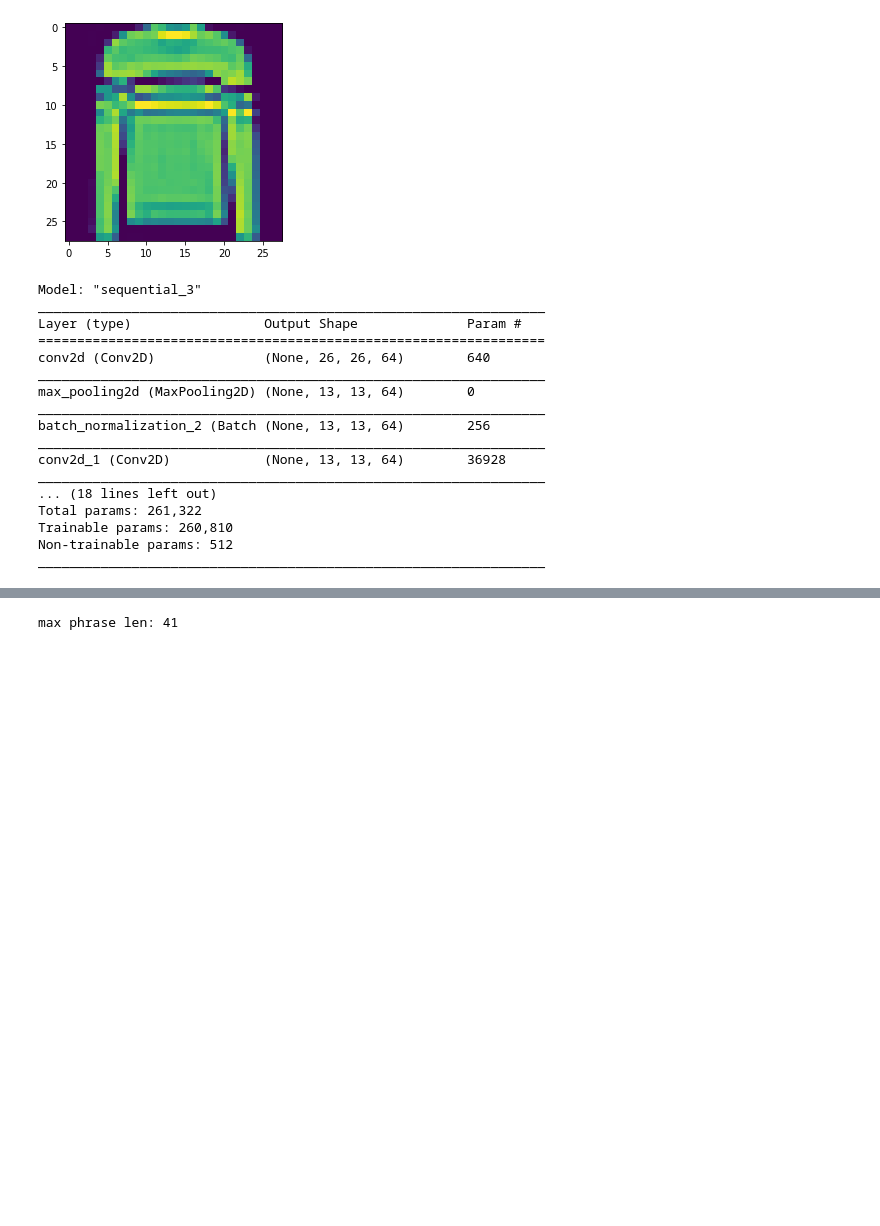
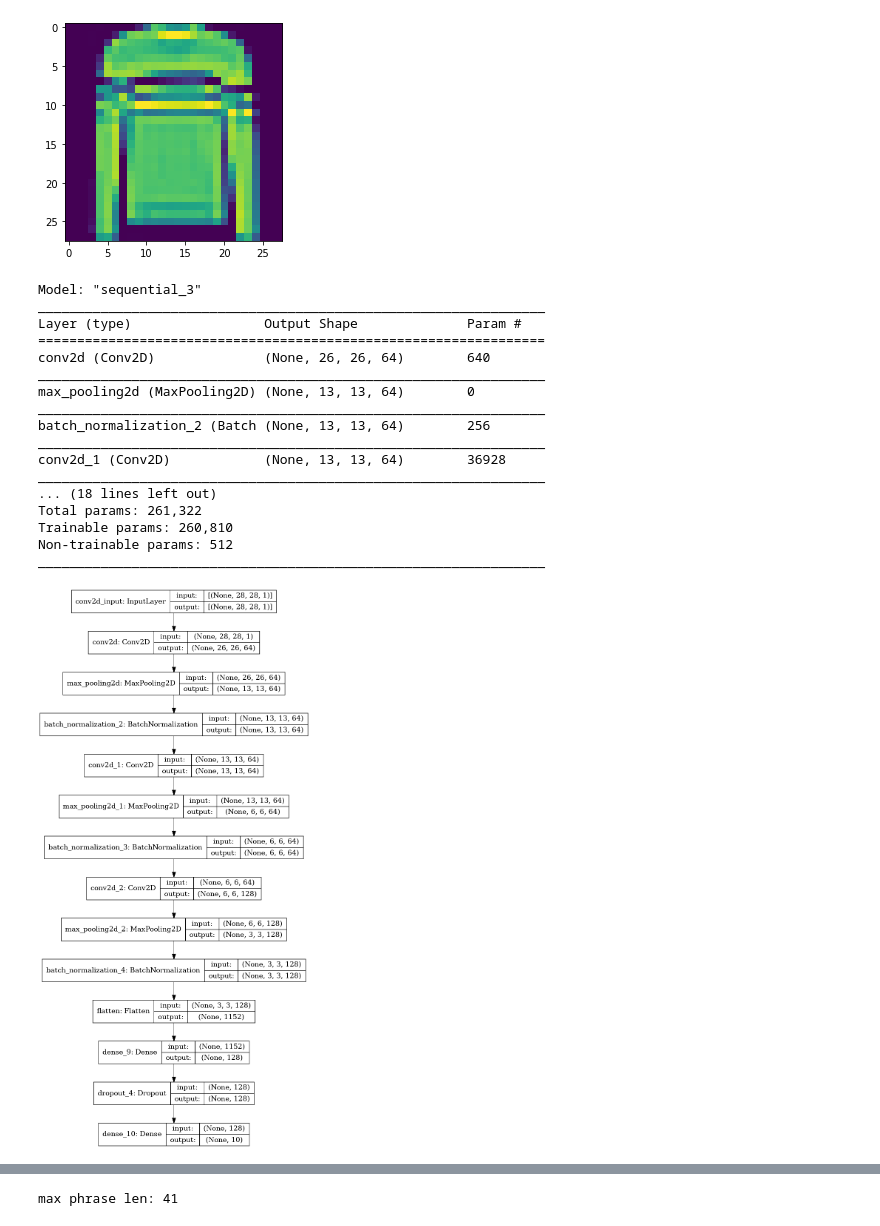
Before and after one commit to kus-machine/Course5-machine-learning, a Jupyter notebook: c5lab4-network.ipynb, the cells around one changed output, grey strips where cells are left out. Cells and saved outputs as stored; diff of their text form; code cells hidden in the pictures; blank space fills up the shorter version.

```diff
--- a/c5lab4-network.ipynb
+++ b/c5lab4-network.ipynb
@@ -271,33 +322,35 @@ model.add(layers.BatchNormalization())
 # model.add(layers.Conv2D(128, 3, padding='same', activation='relu'))
 model.add(layers.Conv2D(128, 3, padding='same', activation='relu'))
 model.add(layers.MaxPooling2D((2, 2)))
 model.add(layers.BatchNormalization())
 # model.add(layers.Dropout(0.4))
 model.add(layers.Flatten())
 model.add(layers.Dense(128, activation='relu'))
 model.add(layers.Dropout(0.2))
 model.add(layers.Dense(10, activation='softmax'))
 
 model.summary()
 model.compile(loss='categorical_crossentropy', optimizer='adam', metrics=['accuracy'])
+keras.utils.plot_model(model, show_shapes=True)
 # %% [output]
 Model: "sequential_3"
 _________________________________________________________________
 Layer (type)                 Output Shape              Param #
 =================================================================
 conv2d (Conv2D)              (None, 26, 26, 64)        640
 _________________________________________________________________
 max_pooling2d (MaxPooling2D) (None, 13, 13, 64)        0
 _________________________________________________________________
 batch_normalization_2 (Batch (None, 13, 13, 64)        256
 _________________________________________________________________
 conv2d_1 (Conv2D)            (None, 13, 13, 64)        36928
 _________________________________________________________________
 ... (18 lines left out)
 Total params: 261,322
 Trainable params: 260,810
 Non-trainable params: 512
 _________________________________________________________________
+[figure, added]
 # %%
 monitor = keras.callbacks.EarlyStopping(patience=5, min_delta=0.01, monitor='val_accuracy', restore_best_weights=True)
 y_train = keras.utils.to_categorical(y_train, 10)
```
Also changed, not shown: parts of 16 cells of this notebook.
